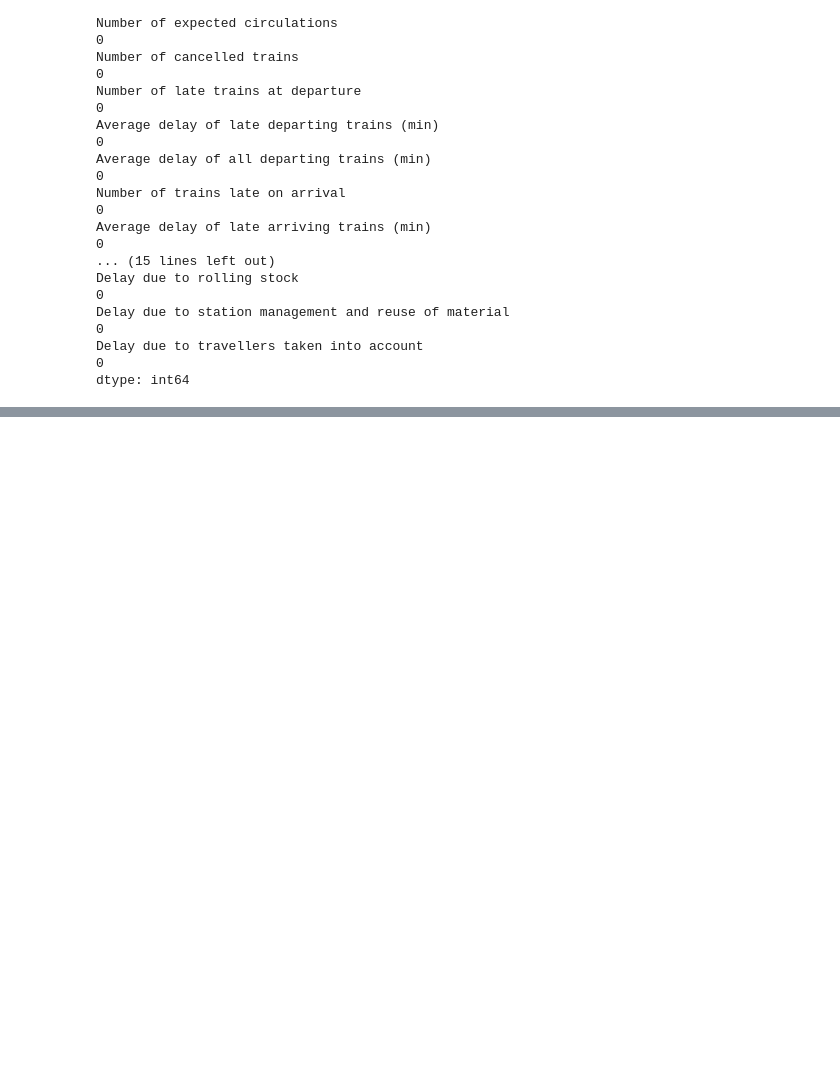
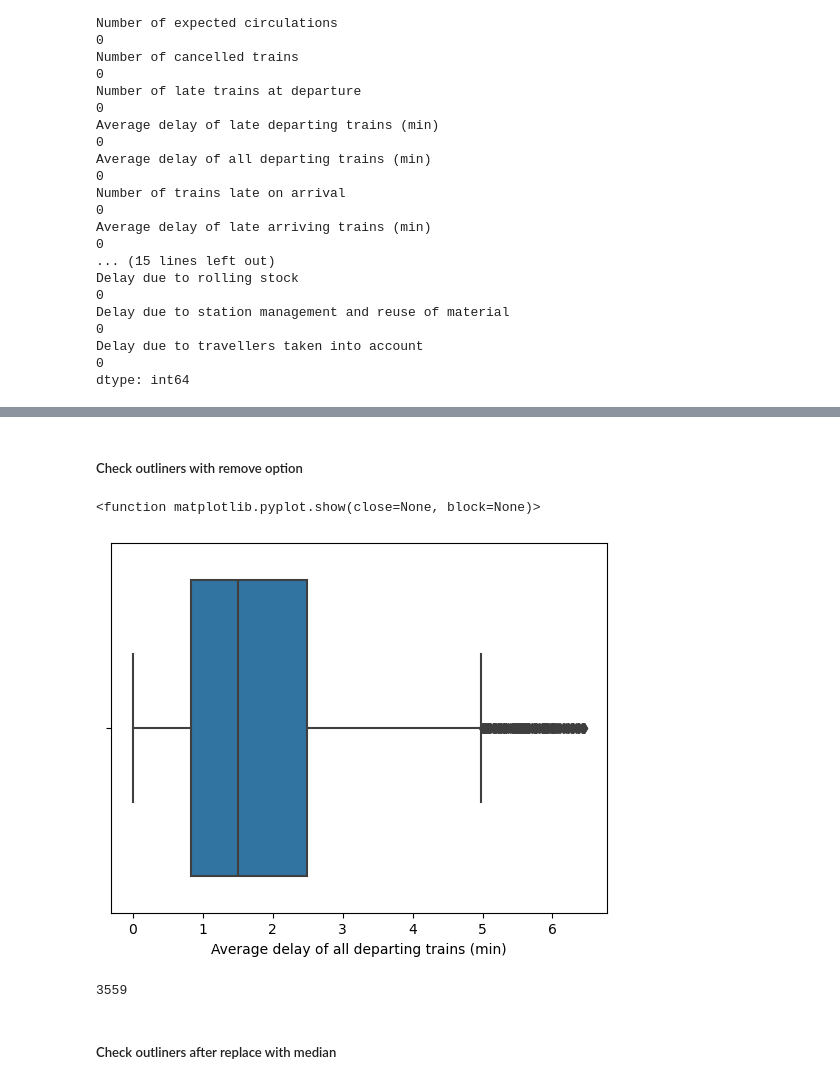
Before and after one commit to infoshareacademy/grupa_BKMMZ, a Jupyter notebook: Python_Project/Trains_Project.ipynb, the cells around one changed output, grey strips where cells are left out. Saved outputs shown, nothing was run; the diff lists cells and outputs as text; code cells hidden in the pictures; blank space fills up the shorter version.

```diff
--- a/Python_Project/Trains_Project.ipynb
+++ b/Python_Project/Trains_Project.ipynb
@@ -266,0 +432,16 @@ df_clean.head()
+# %% [markdown]
+##### Check outliners with remove option
+# %%
+df_clean_after_remove = dc.remove_outliners(df_clean)
+# %%
+sns.boxplot(data= df_clean_after_remove, x = 'Average delay of all departing trains (min)')
+plt.show
+# %% [output]
+<function matplotlib.pyplot.show(close=None, block=None)>
+[figure, added]
+# %%
+len(df_clean_after_remove)
+# %% [output]
+3559
+# %% [markdown]
+##### Check outliners after replace with median
```
Also changed, not shown: parts of 84 cells of this notebook, 2 other files.
